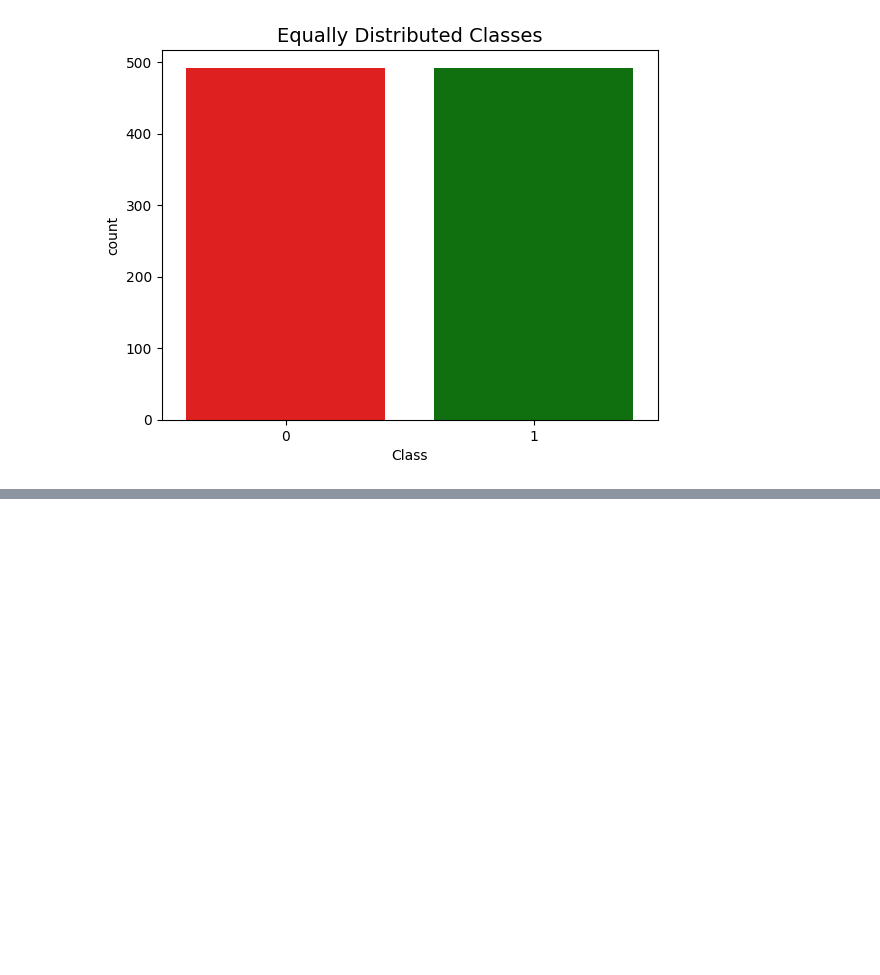
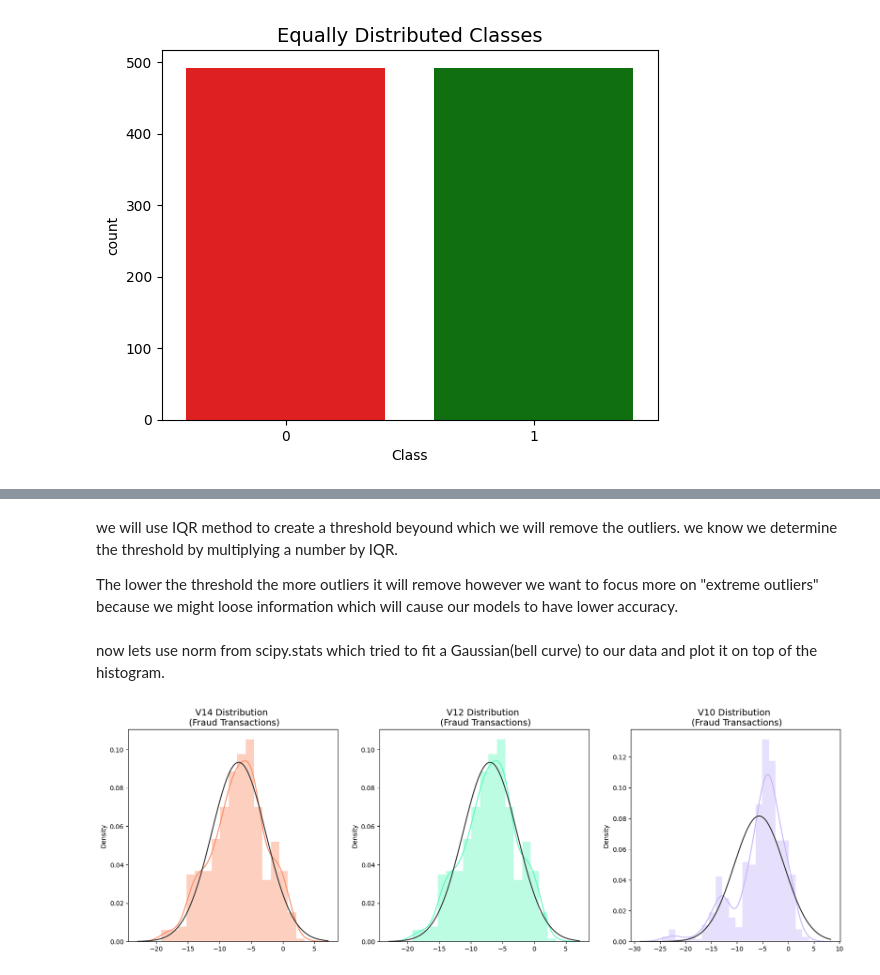
Before and after one commit to harshitaphadtare/credit-fraud, a Jupyter notebook: main.ipynb, the cells around one changed output, grey strips where cells are left out. Cells and saved outputs as stored; diff of their text form; code cells hidden in the pictures; blank space fills up the shorter version.

```diff
--- a/main.ipynb
+++ b/main.ipynb
@@ -204,0 +262,26 @@ plt.show()
+# %% [markdown]
+we will use IQR method to create a threshold beyound which we will remove the outliers. we know we determine the threshold by multiplying a number by IQR.
+
+The lower the threshold the more outliers it will remove however we want to focus more on "extreme outliers" because we might loose information which will cause our models to have lower accuracy.
+# %% [markdown]
+now lets use norm from scipy.stats which tried to fit a Gaussian(bell curve) to our data and plot it on top of the histogram.
+# %%
+from scipy.stats import norm
+
+fig , (ax1,ax2,ax3) = plt.subplots(1,3,figsize=(20,6))
+
+v14_fruad_dist = new_df['V14'].loc[new_df['Class'] == 1].values
+sns.distplot(v14_fruad_dist,ax=ax1,fit=norm,color='#FB8861')
+ax1.set_title("V14 Distribution \n (Fraud Transactions)",fontsize=14)
+
+v12_fruad_dist = new_df['V12'].loc[new_df['Class'] == 1].values
+sns.distplot(v14_fruad_dist,ax=ax2,fit=norm,color='#56F9BB')
+ax2.set_title("V12 Distribution \n (Fraud Transactions)",fontsize=14)
+
+v10_fruad_dist = new_df['V10'].loc[new_df['Class'] == 1].values
+sns.distplot(v10_fruad_dist,ax=ax3,fit=norm,color='#C5B3F9')
+ax3.set_title("V10 Distribution \n (Fraud Transactions)",fontsize=14)
+
+plt.show()
+# %% [output]
+[figure, added]
```
Also changed, not shown: parts of 13 cells of this notebook.
